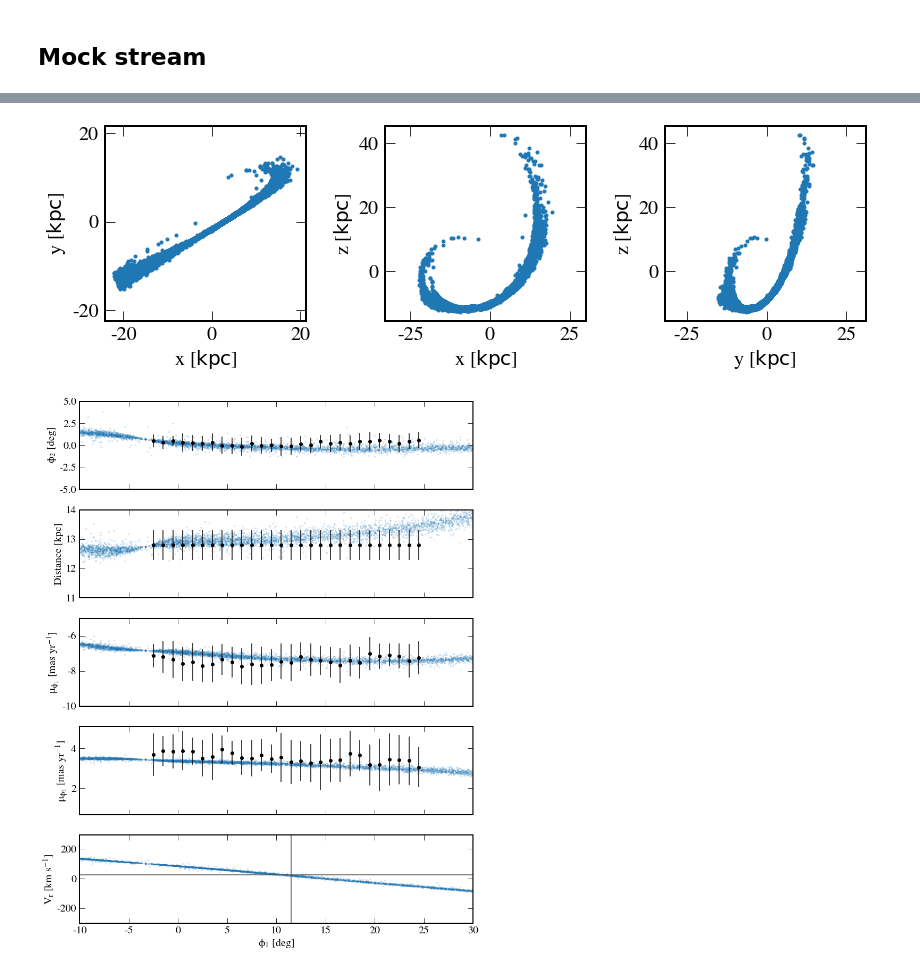
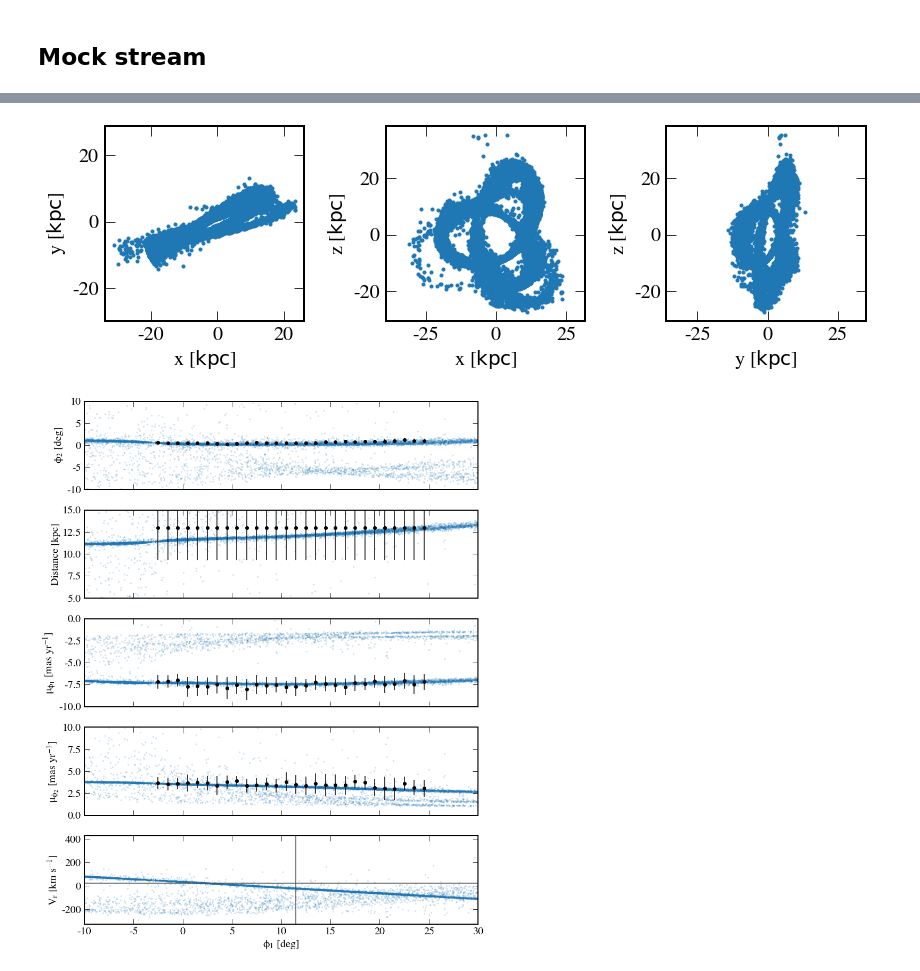
Before and after one commit to abonaca/jhelum, a Jupyter notebook: notebooks/jhelum_orbit.ipynb, the cells around one changed output, grey strips where cells are left out. Drawn from its saved outputs; the diff is of its cells as text; code cells hidden in the pictures.

```diff
--- a/notebooks/jhelum_orbit.ipynb
+++ b/notebooks/jhelum_orbit.ipynb
@@ -170,7 +170,7 @@ def ln_likelihood(p, phi1_0, data, ham, gc_frame):
 
     return chi2
 # %%
-tdata = Table.read('../data/jhelum_track.fits')
+tdata = Table.read('../data/jhelum_track_narrow.fits')
 # %%
 tdata.colnames
 # %% [output]
@@ -526,7 +526,7 @@ prog_phi0 = 30*u.deg
 t2 = -1.5*u.Gyr
 
 prog_phi0 = -5*u.deg
-t2 = -1*u.Gyr
+t2 = -4*u.Gyr
 
 model_jhelum = fit_orbit.to_coord_frame(Jhelum, galactocentric_frame=gc_frame)
 prog_i = np.abs(model_jhelum.phi1.wrap_at(wangle) - prog_phi0).argmin()
@@ -552,7 +552,7 @@ stream = mockstream.dissolved_fardal_stream(ham, prog_orbit, prog_mass=prog_mass
 # %%
 _ = stream.plot()
 # %% [output]
-[figure, old version]
+[figure, new version]
 # %%
 pos = stream.pos.xyz.to(u.kpc).value.T
 vel = stream.vel.d_xyz.to(u.km/u.s).value.T
@@ -571,37 +578,38 @@ ax[3].errorbar(data['pm2'][0], data['pm2'][1], data['pm2'][2], marker='o', lines
 plt.sca(ax[0])
 plt.scatter(stream_jhelum.phi1.wrap_at(wangle).degree, stream_jhelum.phi2.degree,
                 alpha=0.2, linewidth=0, s=10, zorder=1)
-plt.ylim(-5, 5)
+plt.ylim(-10,10)
 plt.xlim(-10, 30)
 plt.ylabel('$\phi_2$ [deg]')
 # plt.gca().set_aspect('equal')
 
 plt.sca(ax[1])
 plt.scatter(stream_jhelum.phi1.wrap_at(wangle).degree, stream_jhelum.distance,
                 alpha=0.2, linewidth=0, s=10, zorder=1)
 plt.ylabel('Distance [kpc]')
-plt.ylim(11,14)
+plt.ylim(5,15)
 
 plt.sca(ax[2])
 plt.scatter(stream_jhelum.phi1.wrap_at(wangle).degree, stream_jhelum.pm_phi1_cosphi2.to(u.mas/u.yr),
                 alpha=0.2, linewidth=0, s=10, zorder=1)
 plt.ylabel('$\mu_{\phi_1}$ [mas yr$^{-1}$]')
-plt.ylim(-10, -5)
+plt.ylim(-10, 0)
 
 plt.sca(ax[3])
 plt.scatter(stream_jhelum.phi1.wrap_at(wangle).degree, stream_jhelum.pm_phi2.to(u.mas/u.yr),
                 alpha=0.2, linewidth=0, s=10, zorder=1)
 plt.ylabel('$\mu_{\phi_2}$ [mas yr$^{-1}$]')
+plt.ylim(0,10)
 
 plt.sca(ax[4])
 plt.scatter(stream_jhelum.phi1.wrap_at(wangle).degree, stream_jhelum.radial_velocity.to(u.km/u.s),
                 alpha=0.2, linewidth=0, s=10, zorder=1)
 plt.axvline(11.5, color='0.3')
 plt.axhline(25, color='0.3')
 plt.ylabel('$V_r$ [km s$^{-1}$]')
 plt.xlabel('$\phi_1$ [deg]')
 
 plt.tight_layout()
-# plt.savefig('../plots/jhelum_simple_model.pdf')
+plt.savefig('../plots/jhelum_simple_model_wrap.png')
 # %% [output]
-[figure, old version]
+[figure, new version]
```
Also changed, not shown: parts of 18 cells of this notebook, 3 other files.
